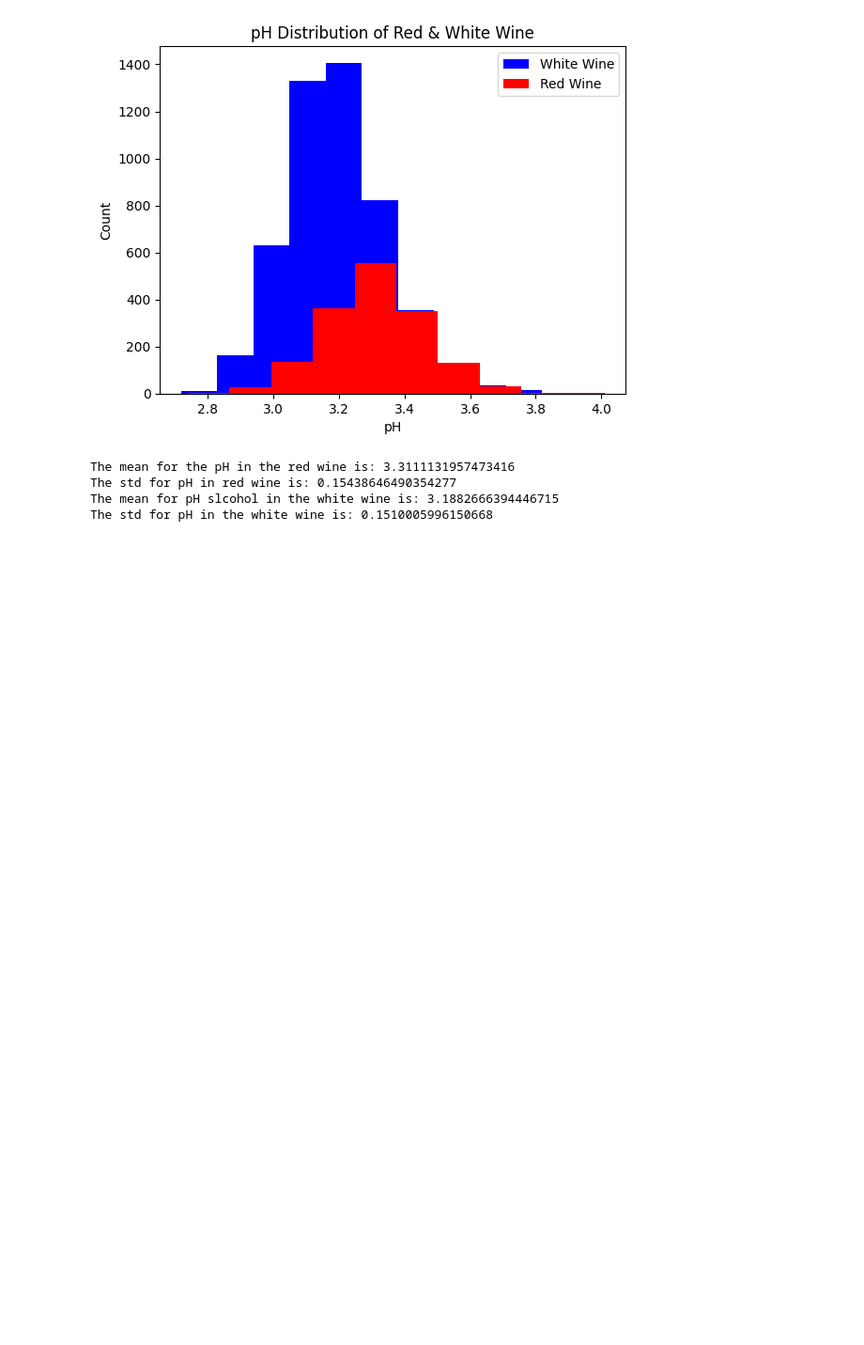
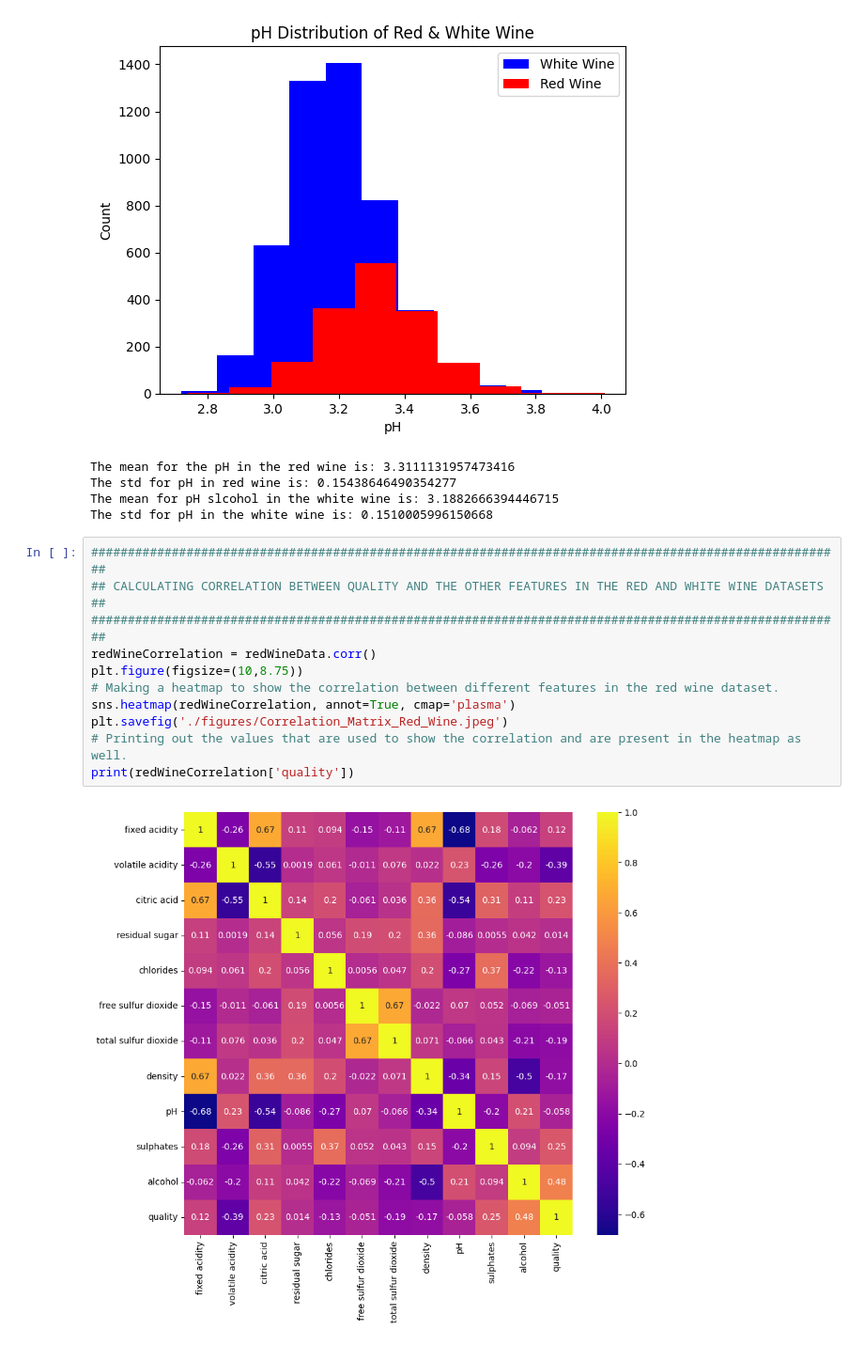
Before and after one commit to DivyeshVed/WIne-Quality, a Jupyter notebook: wine-quality.ipynb, the cells around one changed output. Shown: that part at 94% size. Cells and saved outputs as stored; diff of their text form; blank space fills up the shorter version.

```diff
--- a/wine-quality.ipynb
+++ b/wine-quality.ipynb
@@ -183,3 +179,16 @@ The mean for the pH in the red wine is: 3.3111131957473416
 The std for pH in red wine is: 0.15438646490354277
 The mean for pH slcohol in the white wine is: 3.1882666394446715
 The std for pH in the white wine is: 0.1510005996150668
+# %%
+#######################################################################################################
+## CALCULATING CORRELATION BETWEEN QUALITY AND THE OTHER FEATURES IN THE RED AND WHITE WINE DATASETS ##
+#######################################################################################################
+redWineCorrelation = redWineData.corr()
+plt.figure(figsize=(10,8.75))
+# Making a heatmap to show the correlation between different features in the red wine dataset.
+sns.heatmap(redWineCorrelation, annot=True, cmap='plasma')
+plt.savefig('./figures/Correlation_Matrix_Red_Wine.jpeg')
+# Printing out the values that are used to show the correlation and are present in the heatmap as well.
+print(redWineCorrelation['quality'])
+# %% [output]
+[figure, added]
```
Also changed, not shown: parts of 2 cells of this notebook, 2 other files.
